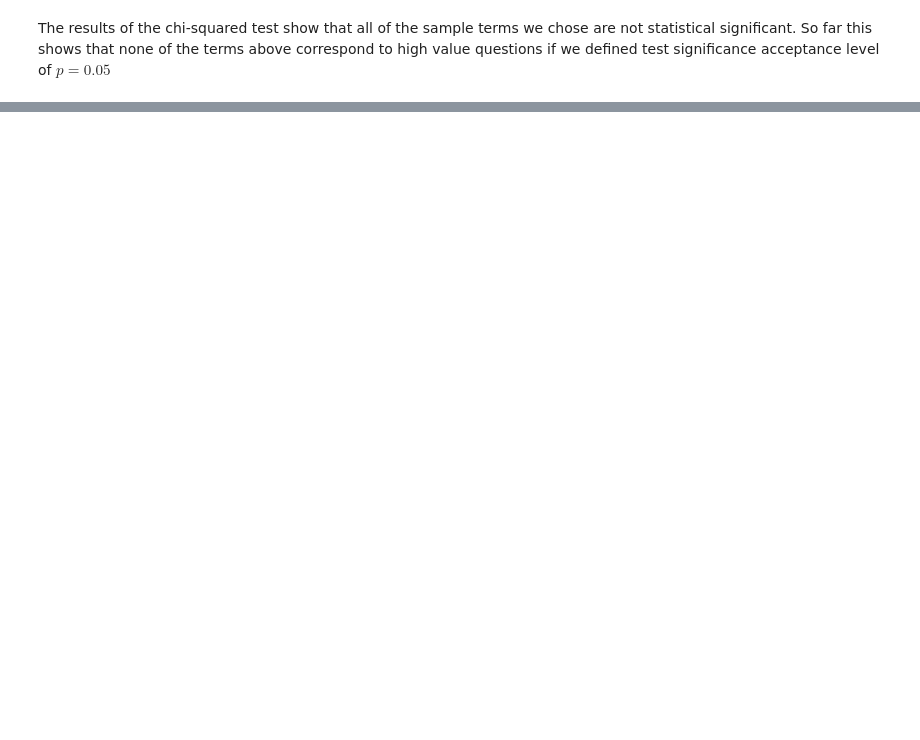
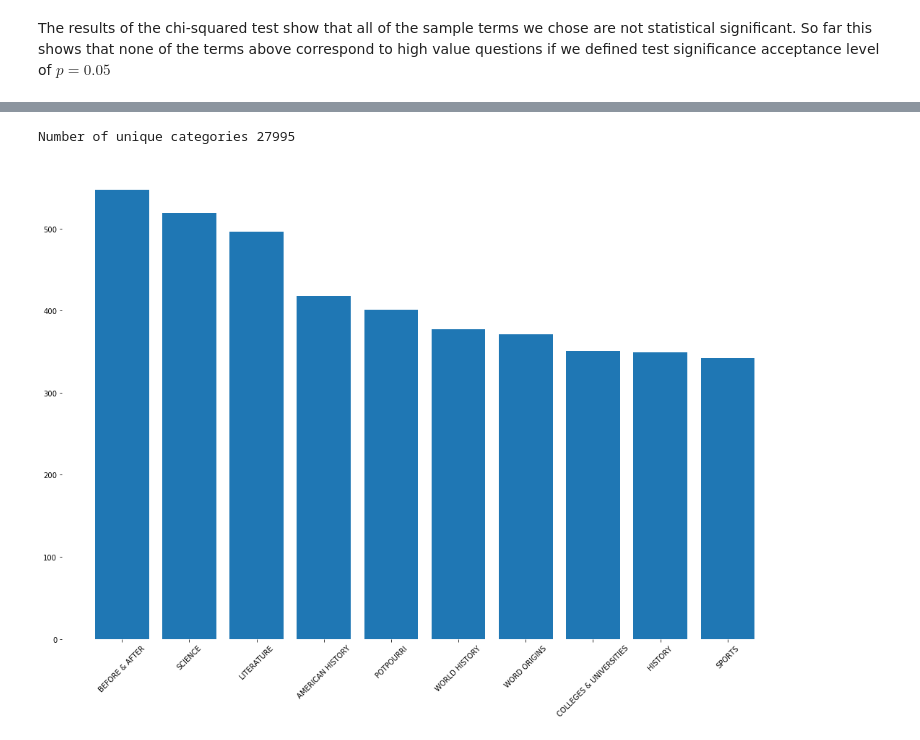
Before and after one commit to KamranMK/dataquest-projects, a Jupyter notebook: winning-jeopardy/notebook.ipynb, the cells around one changed output, grey strips where cells are left out. Drawn from its saved outputs; the diff is of its cells as text; code cells hidden in the pictures; blank space fills up the shorter version.

Commit message:
Completed winning_jeopardy guided project

```diff
--- a/winning-jeopardy/notebook.ipynb
+++ b/winning-jeopardy/notebook.ipynb
@@ -306,0 +345,17 @@ The results of the chi-squared test show that all of the sample terms we chose a
+# %%
+# count number of categories
+unique_cats = len(jeopardy["Category"].unique())
+
+print("Number of unique categories {}".format(unique_cats))
+# %% [output]
+Number of unique categories 27995
+# %%
+# count category ocurrences
+cat_occurs = jeopardy["Category"].value_counts().sort_values(ascending=False).head(10)
+fig, ax = plt.subplots(figsize=(18, 12))
+ax.bar(cat_occurs.index, cat_occurs)
+[ax.spines[a].set_visible(False) for a in ax.spines]
+plt.xticks(rotation=45)
+plt.show()
+# %% [output]
+[figure, added]
```
Also changed, not shown: parts of 25 cells of this notebook, 1 other file.
